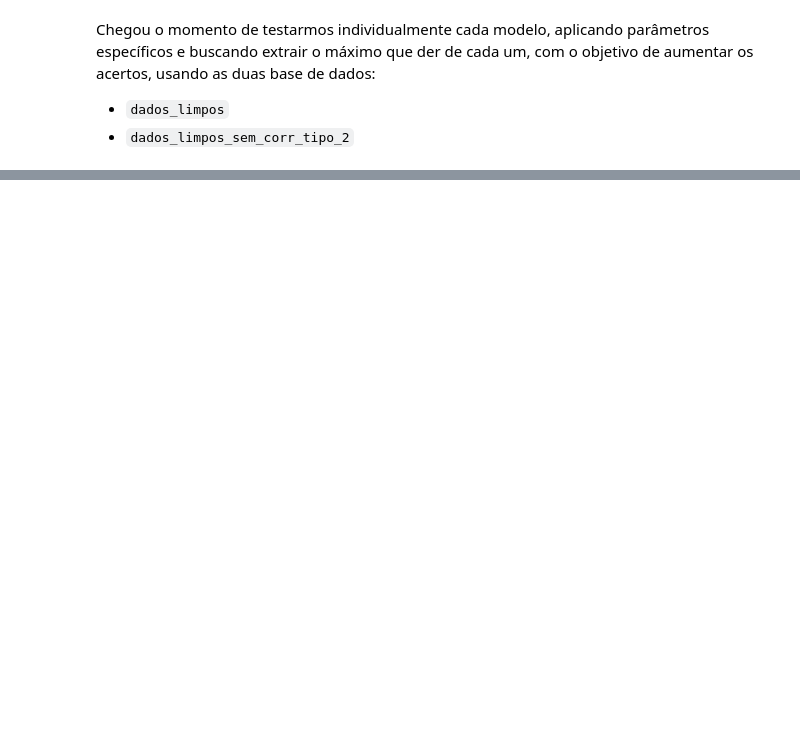
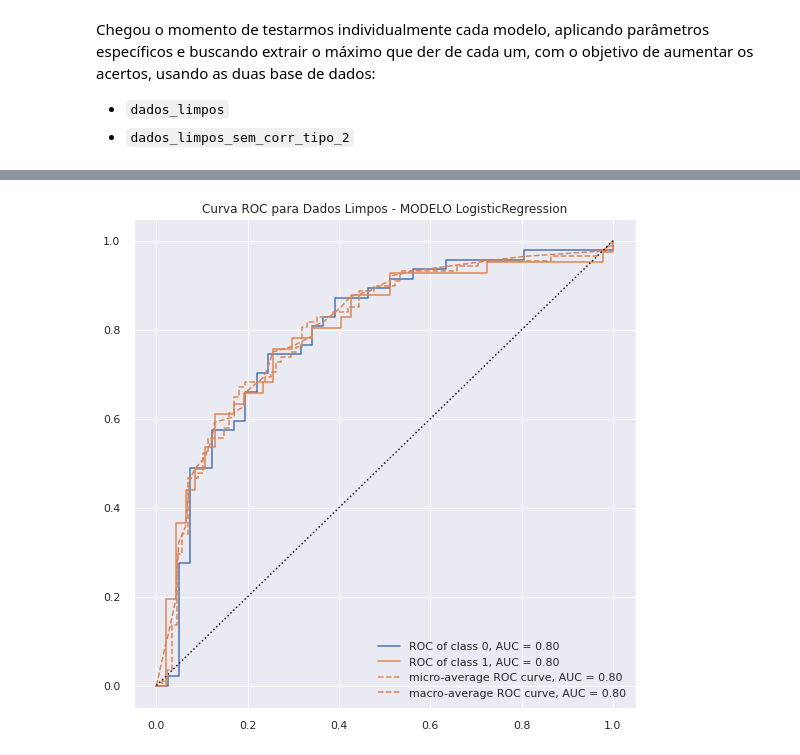
Before and after one commit to MatheusOrange211/Sirio_Libanes_ICU_Prediction, a Jupyter notebook: 2_Implementação_de_Modelos.ipynb, the cells around one changed output, grey strips where cells are left out. Saved outputs shown, nothing was run; the diff lists cells and outputs as text; code cells hidden in the pictures; blank space fills up the shorter version.

```diff
--- a/2_Implementação_de_Modelos.ipynb
+++ b/2_Implementação_de_Modelos.ipynb
@@ -209,0 +286,20 @@ def rodar_varios_modelos(dataset):
+# %%
+def plotar_roc_auc(modelo,dados,name_dataset):
+  np.random.seed(165488)
+  x_columns = dados.columns
+  y = dados["ICU"]
+  x = dados[x_columns].drop(["ICU"], axis=1)
+
+  x_train, x_test, y_train, y_test = train_test_split(x, y, stratify=y)
+
+
+  modelo.fit(x_train, y_train)
+
+  predicao = modelo.predict(x_test)
+
+  fig, aux = plt.subplots(figsize=(9,9))
+  roc_viz = rocauc.ROCAUC(modelo)
+  roc_viz.score(x_test,y_test)
+  plt.legend()
+  plt.title(f"Curva ROC para {name_dataset} - MODELO {modelo.__class__.__name__}")
+  plt.show()
@@ -645,0 +841,4 @@ Chegou o momento de testarmos individualmente cada modelo, aplicando parâmetros
+# %%
+plotar_roc_auc(modelo_logistico_dados_limpos,dados_limpos, "Dados Limpos")
+# %% [output]
+[figure, added]
```
Also changed, not shown: parts of 118 cells of this notebook.
